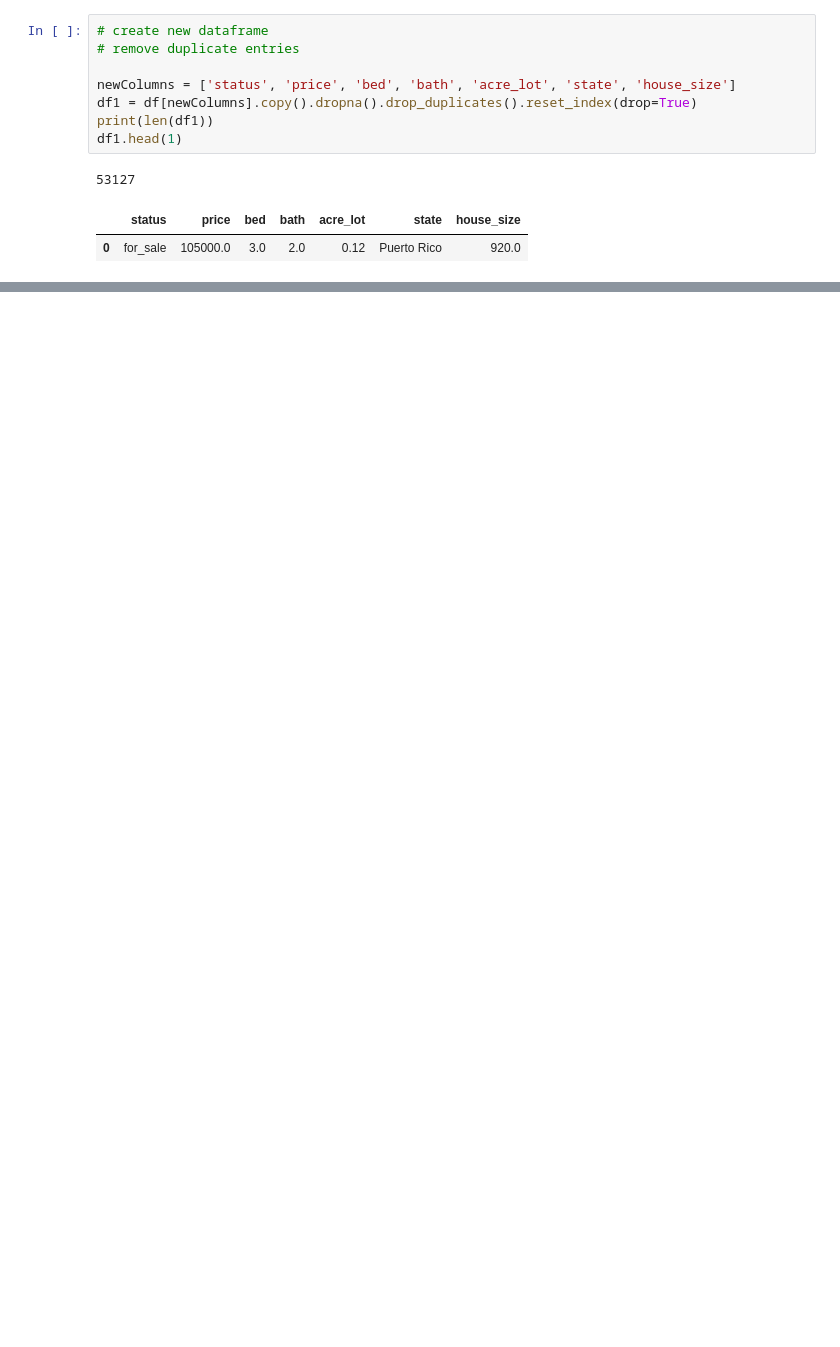
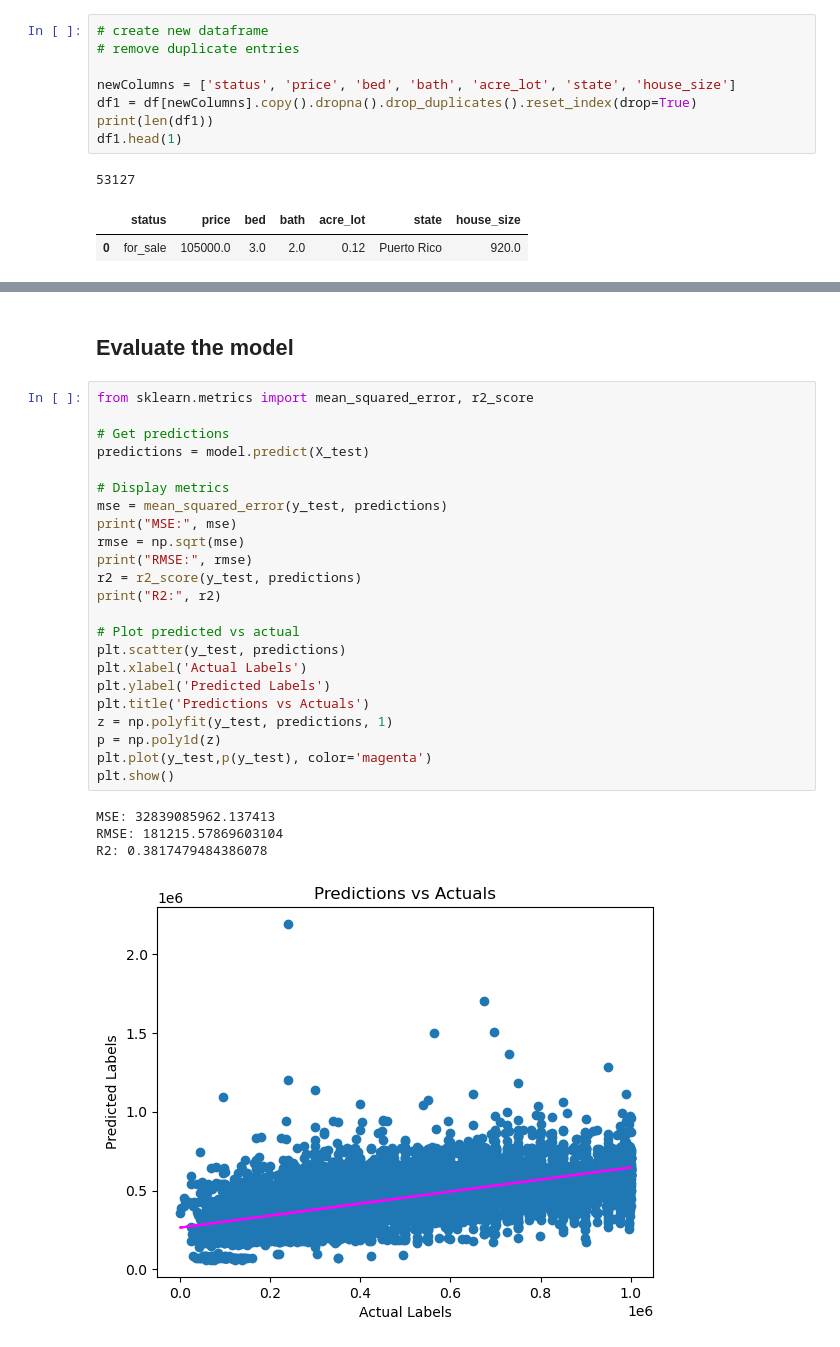
Before and after one commit to ryjamj/ML-USA-Real-Estate-Dataset, a Jupyter notebook: Predict Prices.ipynb, the cells around one changed output, grey strips where cells are left out. Saved outputs shown, nothing was run; the diff lists cells and outputs as text; blank space fills up the shorter version.

```diff
--- a/Predict Prices.ipynb
+++ b/Predict Prices.ipynb
@@ -286,0 +286,30 @@ Test Set: 14996 rows
+# %% [markdown]
+## Evaluate the model
+# %%
+from sklearn.metrics import mean_squared_error, r2_score
+
+# Get predictions
+predictions = model.predict(X_test)
+
+# Display metrics
+mse = mean_squared_error(y_test, predictions)
+print("MSE:", mse)
+rmse = np.sqrt(mse)
+print("RMSE:", rmse)
+r2 = r2_score(y_test, predictions)
+print("R2:", r2)
+
+# Plot predicted vs actual
+plt.scatter(y_test, predictions)
+plt.xlabel('Actual Labels')
+plt.ylabel('Predicted Labels')
+plt.title('Predictions vs Actuals')
+z = np.polyfit(y_test, predictions, 1)
+p = np.poly1d(z)
+plt.plot(y_test,p(y_test), color='magenta')
+plt.show()
+# %% [output]
+MSE: 32839085962.137413
+RMSE: 181215.57869603104
+R2: 0.3817479484386078
+[figure, added]
```
Also changed, not shown: parts of 16 cells of this notebook, 1 other file.
